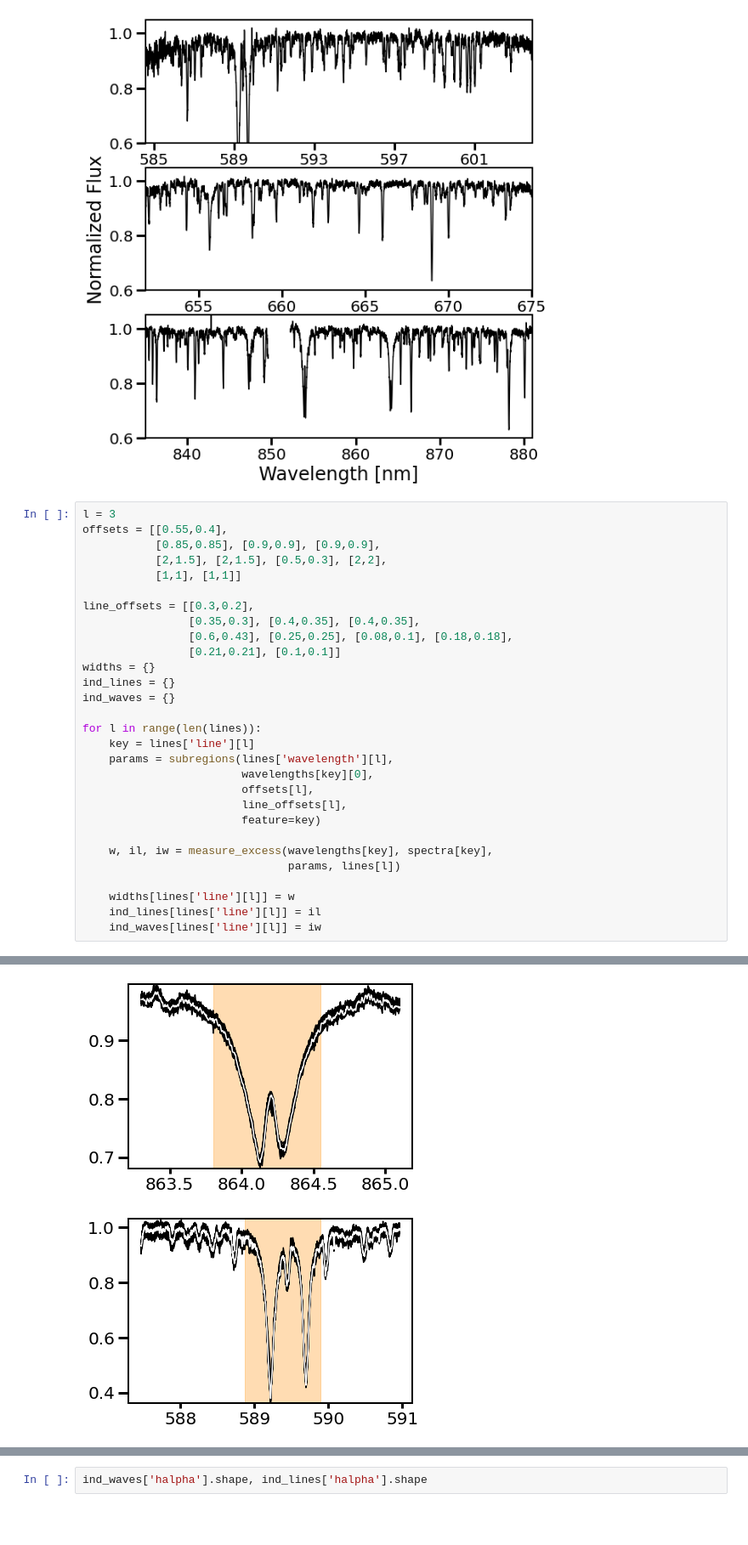
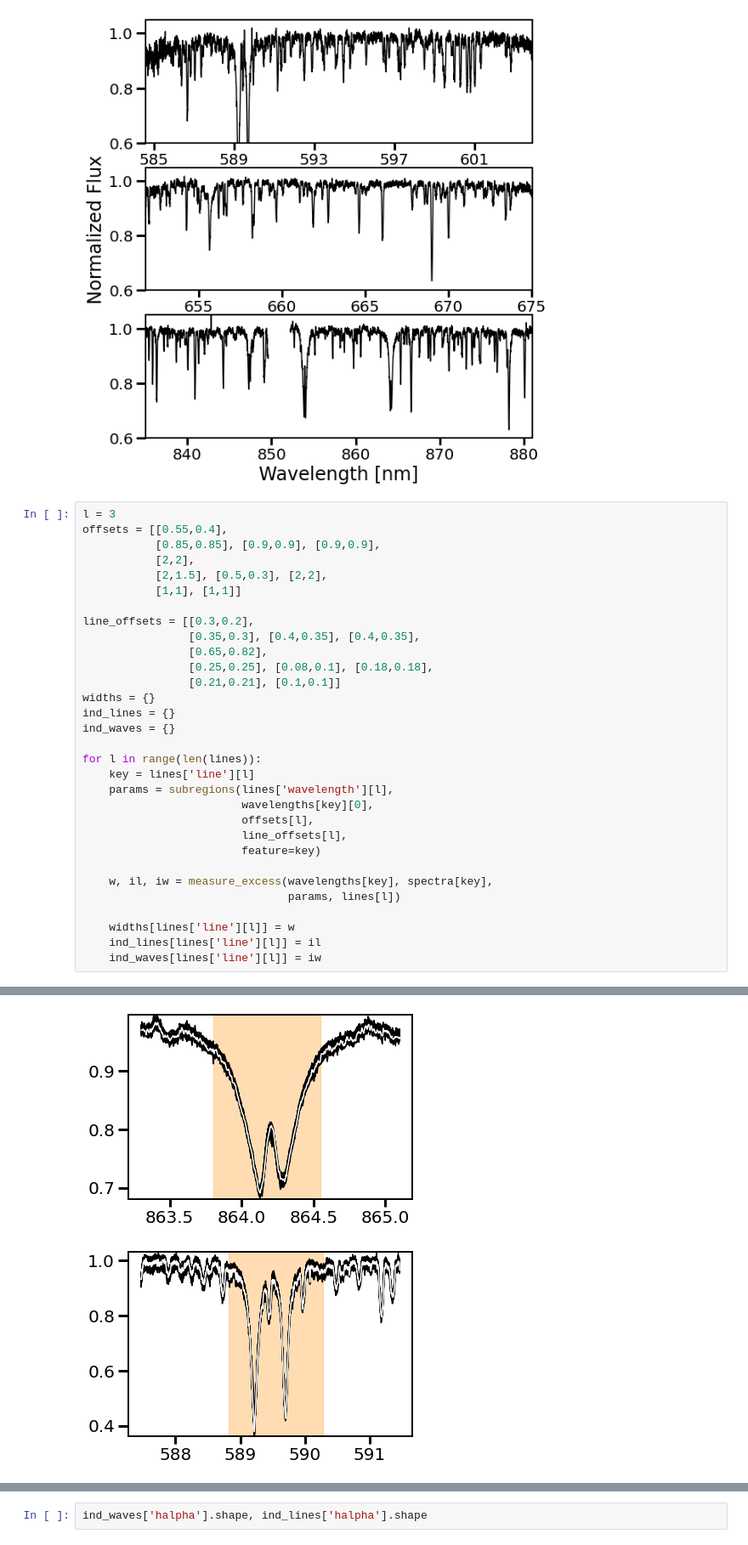
Before and after one commit to afeinstein20/doppler_tomography, a Jupyter notebook: notebooks/careful_line_extraction.ipynb, the cells around one changed output, grey strips where cells are left out. Shown at 85% size. Drawn from its saved outputs; the diff is of its cells as text; blank space fills up the shorter version.

```diff
--- a/notebooks/careful_line_extraction.ipynb
+++ b/notebooks/careful_line_extraction.ipynb
@@ -237,12 +238,14 @@ plt.savefig(os.path.join('/Users/arcticfox/Documents/atmospheres/v1298tau/figure
 l = 3
 offsets = [[0.55,0.4],
            [0.85,0.85], [0.9,0.9], [0.9,0.9],
-           [2,1.5], [2,1.5], [0.5,0.3], [2,2],
+           [2,2],
+           [2,1.5], [0.5,0.3], [2,2],
            [1,1], [1,1]]
 
 line_offsets = [[0.3,0.2],
                 [0.35,0.3], [0.4,0.35], [0.4,0.35],
-                [0.6,0.43], [0.25,0.25], [0.08,0.1], [0.18,0.18],
+                [0.65,0.82],
+                [0.25,0.25], [0.08,0.1], [0.18,0.18],
                 [0.21,0.21], [0.1,0.1]]
 widths = {}
 ind_lines = {}
@@ -269,2 +272,2 @@ for l in range(len(lines)):
-[figure, old version]
+[figure, new version]
-[figure, old version]
+[figure, new version]
```
Also changed, not shown: parts of 25 cells of this notebook, 1 other file.
